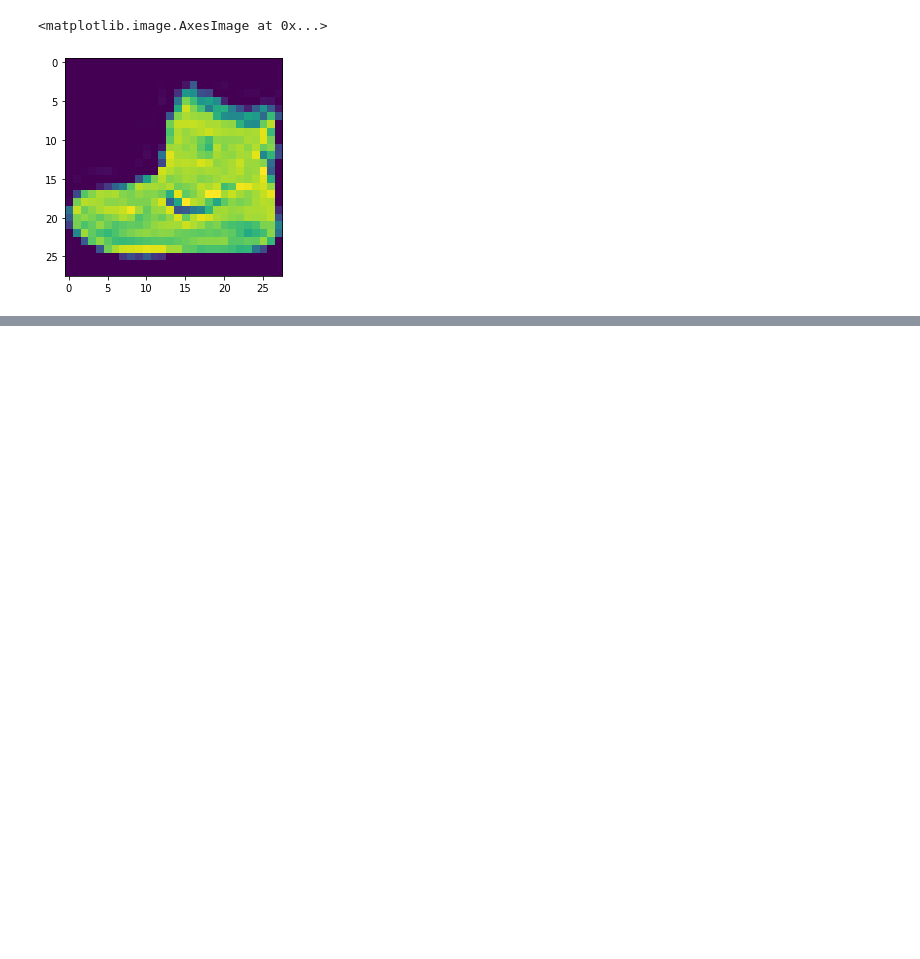
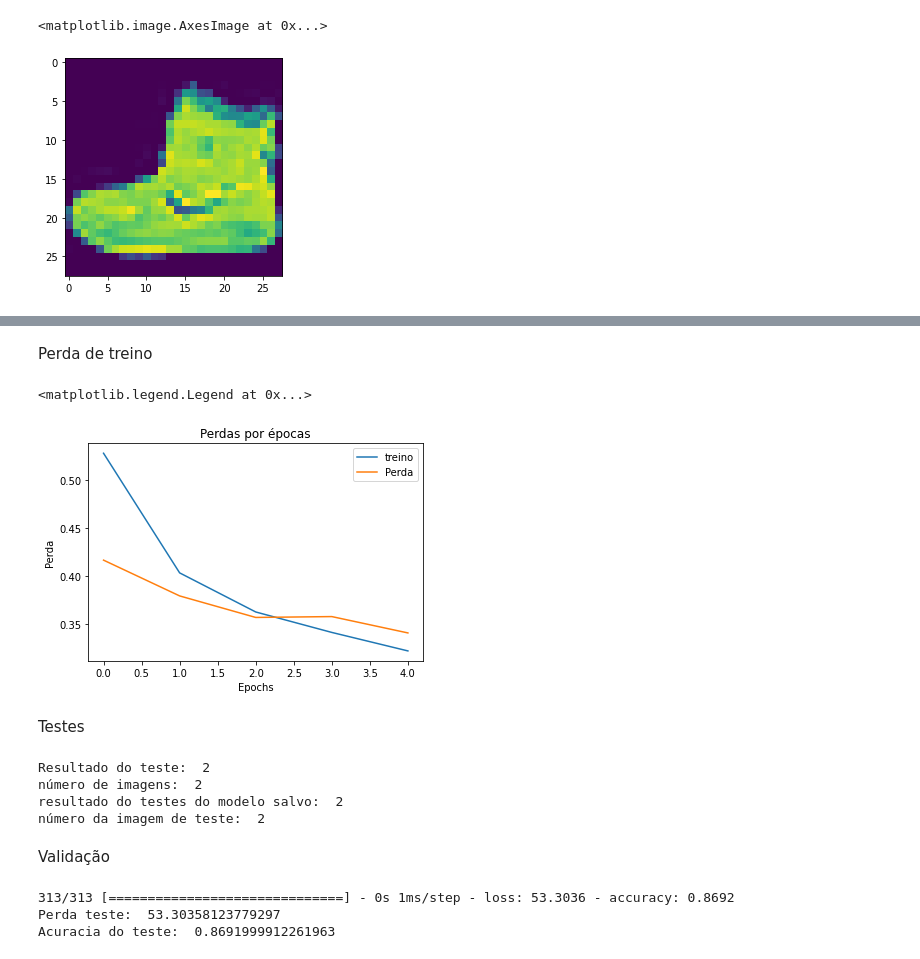
Before and after one commit to andremrezende/deep-learning, a Jupyter notebook: classificacao_roupas/classificacao_roupas.ipynb, the cells around one changed output, grey strips where cells are left out. Cells and saved outputs as stored; diff of their text form; code cells hidden in the pictures; blank space fills up the shorter version.

```diff
--- a/classificacao_roupas/classificacao_roupas.ipynb
+++ b/classificacao_roupas/classificacao_roupas.ipynb
@@ -15,0 +93,39 @@ plt.imshow(imagens_treino[0])
+# %% [markdown]
+Perda de treino
+# %%
+plt.plot(historico.history['loss'])
+plt.plot(historico.history['val_loss'])
+plt.title('Perdas por épocas')
+plt.xlabel('Epochs')
+plt.ylabel('Perda')
+plt.yscale('linear')
+plt.legend(['treino', 'Perda'])
+# %% [output]
+<matplotlib.legend.Legend at 0x...>
+[figure, added]
+# %% [markdown]
+Testes
+# %%
+import numpy as np
+testes = modelo.predict(imagens_teste)
+print('Resultado do teste: ' , np.argmax(testes[1]))
+print('número de imagens: ', identificacoes_teste[1])
+
+testes_modelo_salvo = modelo_salvo.predict(imagens_teste)
+print('resultado do testes do modelo salvo: ', np.argmax(testes_modelo_salvo[1]))
+print('número da imagem de teste: ', identificacoes_teste[1])
+# %% [output]
+Resultado do teste:  2
+número de imagens:  2
+resultado do testes do modelo salvo:  2
+número da imagem de teste:  2
+# %% [markdown]
+Validação
+# %%
+perda_teste, acuracia_teste = modelo.evaluate(imagens_teste, identificacoes_teste)
+print('Perda teste: ' , perda_teste)
+print('Acuracia do teste: ', acuracia_teste)
+# %% [output]
+313/313 [==============================] - 0s 1ms/step - loss: 53.3036 - accuracy: 0.8692
+Perda teste:  53.30358123779297
+Acuracia do teste:  0.8691999912261963
```
Also changed, not shown: parts of 11 cells of this notebook.
